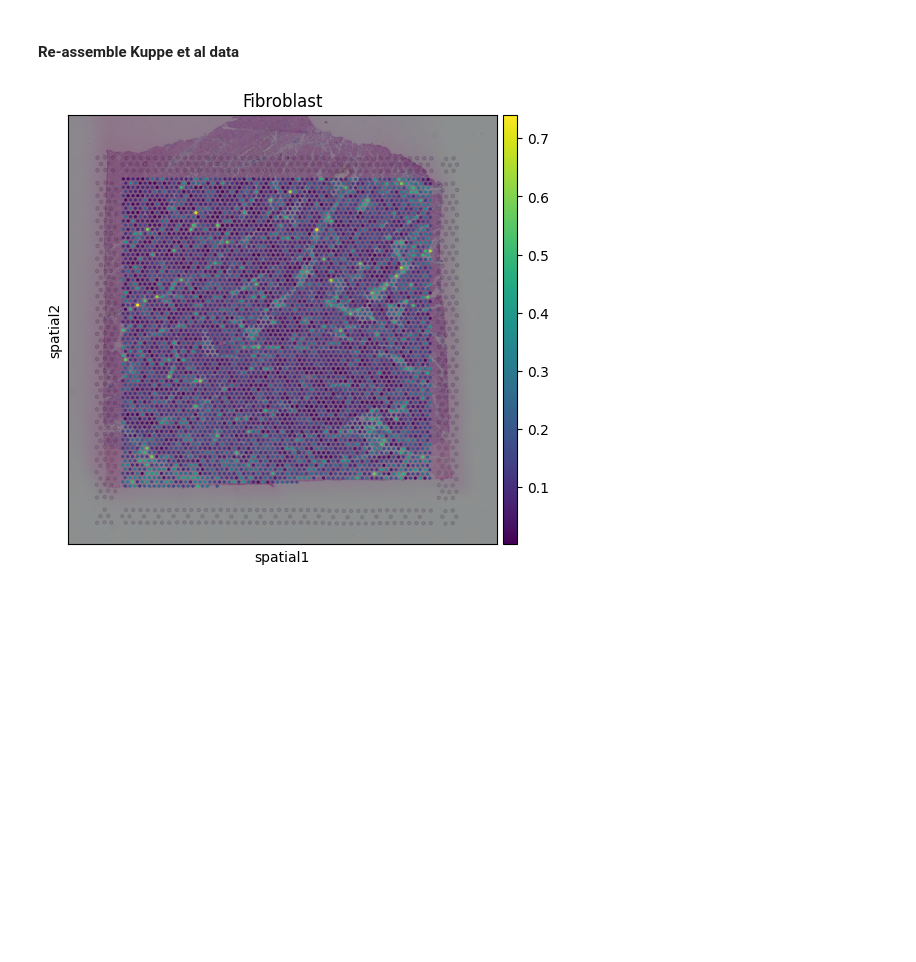
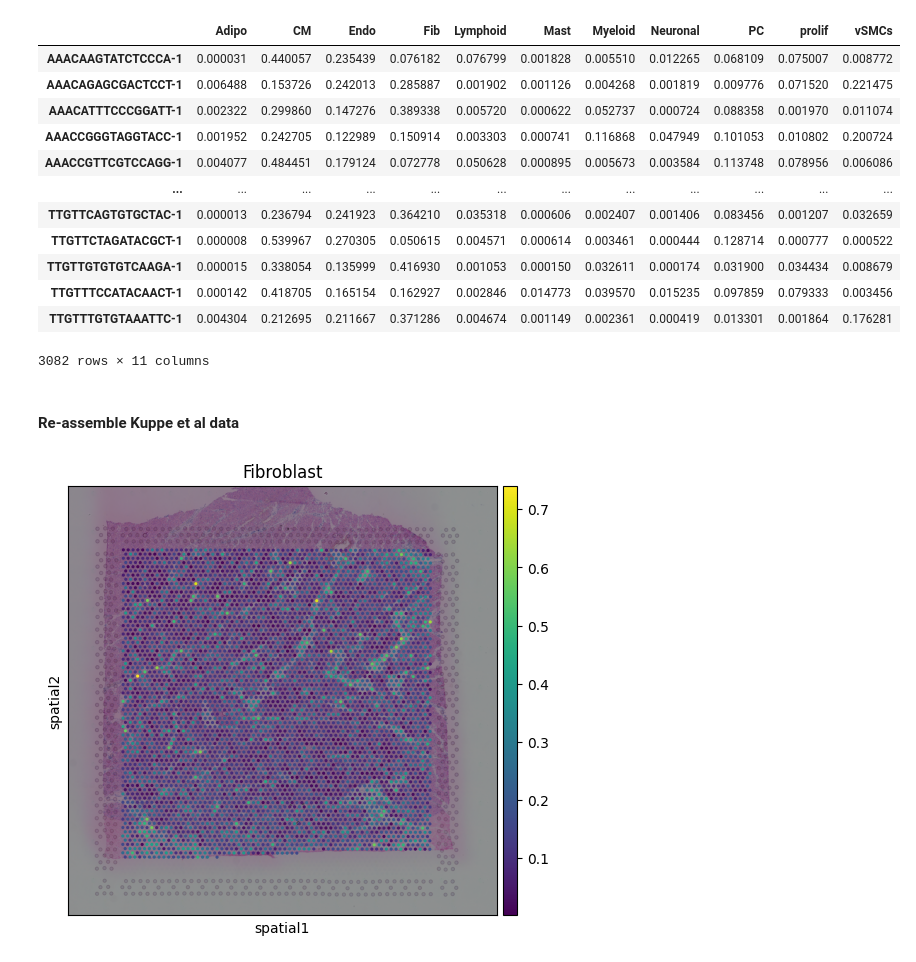
Before and after one commit to saezlab/lianaplus_manuscript, a Jupyter notebook: notebooks/spot_calling/call_spots.ipynb, the cells around one changed output. Drawn from its saved outputs; the diff is of its cells as text; code cells hidden in the pictures; blank space fills up the shorter version.

```diff
--- a/notebooks/spot_calling/call_spots.ipynb
+++ b/notebooks/spot_calling/call_spots.ipynb
@@ -1,3 +1,21 @@
+# %%
+adata = sc.read_h5ad("/home/dbdimitrov/Downloads/AKK001_157785.h5ad")
+# %%
+adata.obsm['compositions']
+# %% [output]
+|  | Adipo | CM | Endo | Fib | Lymphoid | Mast | Myeloid | Neuronal | PC | prolif | vSMCs |
+| AAACAAGTATCTCCCA-1 | 0.000031 | 0.440057 | 0.235439 | 0.076182 | 0.076799 | 0.001828 | 0.005510 | 0.012265 | 0.068109 | 0.075007 | 0.008772 |
+| AAACAGAGCGACTCCT-1 | 0.006488 | 0.153726 | 0.242013 | 0.285887 | 0.001902 | 0.001126 | 0.004268 | 0.001819 | 0.009776 | 0.071520 | 0.221475 |
+| AAACATTTCCCGGATT-1 | 0.002322 | 0.299860 | 0.147276 | 0.389338 | 0.005720 | 0.000622 | 0.052737 | 0.000724 | 0.088358 | 0.001970 | 0.011074 |
+| AAACCGGGTAGGTACC-1 | 0.001952 | 0.242705 | 0.122989 | 0.150914 | 0.003303 | 0.000741 | 0.116868 | 0.047949 | 0.101053 | 0.010802 | 0.200724 |
+| AAACCGTTCGTCCAGG-1 | 0.004077 | 0.484451 | 0.179124 | 0.072778 | 0.050628 | 0.000895 | 0.005673 | 0.003584 | 0.113748 | 0.078956 | 0.006086 |
+| ... | ... | ... | ... | ... | ... | ... | ... | ... | ... | ... | ... |
+| TTGTTCAGTGTGCTAC-1 | 0.000013 | 0.236794 | 0.241923 | 0.364210 | 0.035318 | 0.000606 | 0.002407 | 0.001406 | 0.083456 | 0.001207 | 0.032659 |
+| TTGTTCTAGATACGCT-1 | 0.000008 | 0.539967 | 0.270305 | 0.050615 | 0.004571 | 0.000614 | 0.003461 | 0.000444 | 0.128714 | 0.000777 | 0.000522 |
+| TTGTTGTGTGTCAAGA-1 | 0.000015 | 0.338054 | 0.135999 | 0.416930 | 0.001053 | 0.000150 | 0.032611 | 0.000174 | 0.031900 | 0.034434 | 0.008679 |
+| TTGTTTCCATACAACT-1 | 0.000142 | 0.418705 | 0.165154 | 0.162927 | 0.002846 | 0.014773 | 0.039570 | 0.015235 | 0.097859 | 0.079333 | 0.003456 |
+| TTGTTTGTGTAAATTC-1 | 0.004304 | 0.212695 | 0.211667 | 0.371286 | 0.004674 | 0.001149 | 0.002361 | 0.000419 | 0.013301 | 0.001864 | 0.176281 |
+3082 rows × 11 columns
 # %%
 import os
 import numpy as np
```
Also changed, not shown: parts of 4 cells of this notebook, 2 other files.
